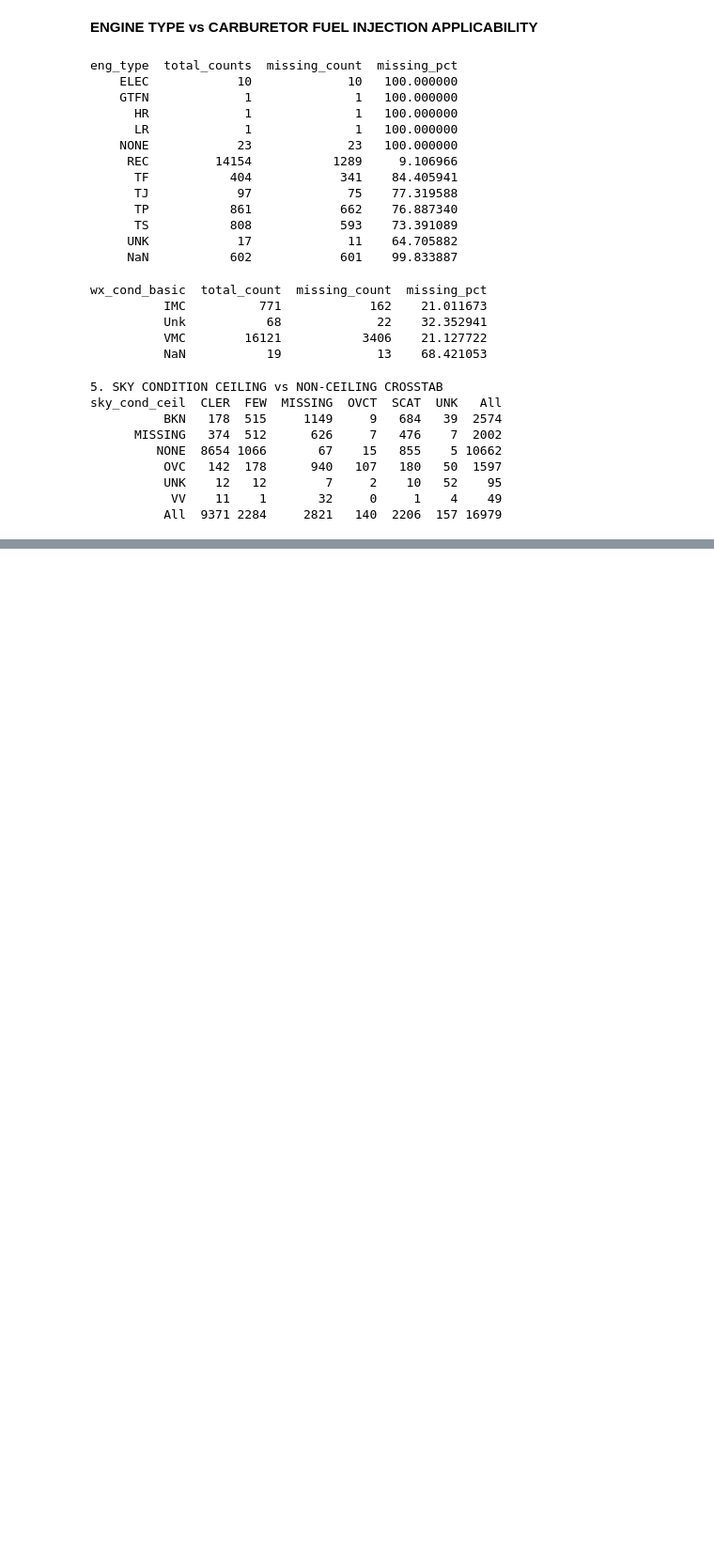
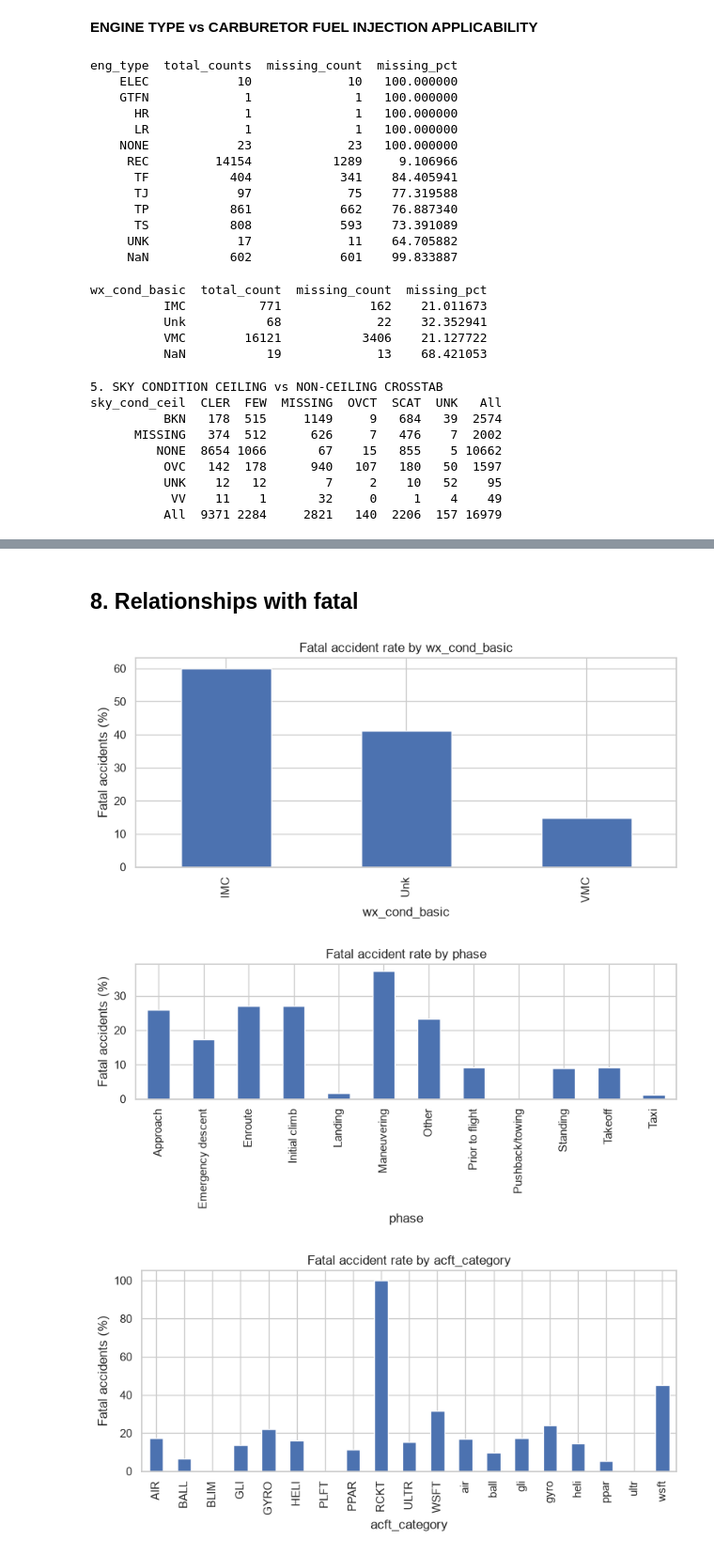
Before and after one commit to tiagoascensao06-lang/Machine-Learning-project---Plane-, a Jupyter notebook: ML_NB0_EDA.ipynb, the cells around one changed output, grey strips where cells are left out. Shown at 94% size. Cells and saved outputs as stored; diff of their text form; code cells hidden in the pictures; blank space fills up the shorter version.

```diff
--- a/ML_NB0_EDA.ipynb
+++ b/ML_NB0_EDA.ipynb
@@ -393,0 +520,15 @@ sky_cond_ceil  CLER  FEW  MISSING  OVCT  SCAT  UNK   All
+# %% [markdown]
+## 8. Relationships with fatal
+# %%
+for col in ['wx_cond_basic', 'phase', 'acft_category']:
+    rates = learn_data.groupby(col)['fatal'].mean() * 100
+
+    rates.plot(kind='bar', figsize=(8, 4))
+    plt.title('Fatal accident rate by ' + col)
+    plt.ylabel('Fatal accidents (%)')
+    plt.tight_layout()
+    plt.show()
+# %% [output]
+[figure, added]
+[figure, added]
+[figure, added]
```
Also changed, not shown: parts of 16 cells of this notebook.
